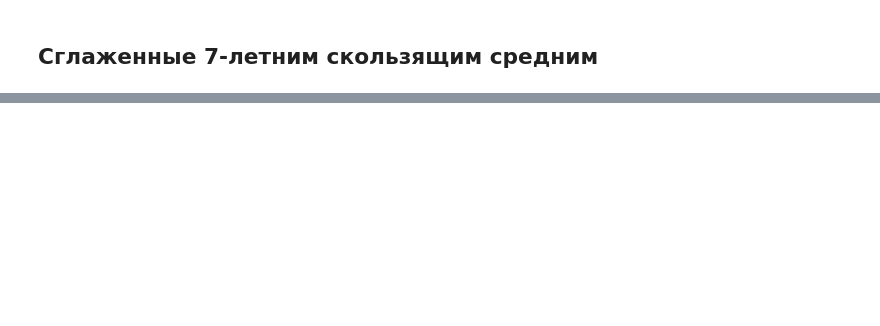
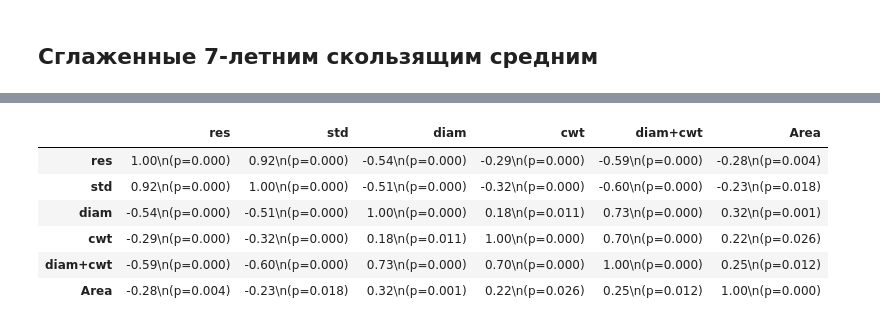
Before and after one commit to mikewellmeansme/TracheidClustering, a Jupyter notebook: notebooks/sclaling.ipynb, the cells around one changed output, grey strips where cells are left out. Drawn from its saved outputs; the diff is of its cells as text; code cells hidden in the pictures; blank space fills up the shorter version.

```diff
--- a/notebooks/sclaling.ipynb
+++ b/notebooks/sclaling.ipynb
@@ -55,4 +55,4 @@ Diam + CWT 4 : -25.801087389383383
 # %%
 crn = pd.read_excel('../input/BGD_chron.xlsx')
 crn = crn[crn['Year']>1812]
-areas_df = pd.read_csv('../output/Year_Areas_difference.csv')
+areas_df = pd.read_csv('../output/Year_Areas_difference_fixed.csv')
@@ -374,0 +295,17 @@ res / AREA;-0.2856090866512282;0.004571406238112087
+# %%
+res = crn[crn['Year'].isin(a_classified['Year'])]['res']
+print('corrwith;r;p-value')
+r, p = dropna_spearmanr(res, y1)
+print(f'res / Diam;{r};{p}')
+r, p = dropna_spearmanr(res, y2)
+print(f'res / CWT;{r};{p}')
+r, p = dropna_spearmanr(res, y3)
+print(f'res / Diam+CWT;{r};{p}')
+
+std = crn[crn['Year'].isin(a_classified['Year'])]['std']
+r, p = dropna_spearmanr(std, y1)
+print(f'std / Diam;{r};{p}')
+r, p = dropna_spearmanr(std, y2)
+print(f'std / CWT;{r};{p}')
+r, p = dropna_spearmanr(std, y3)
+print(f'std / Diam+CWT;{r};{p}')
@@ -374,0 +320,9 @@ res / AREA;-0.2856090866512282;0.004571406238112087
+# %%
+scale_table = pd.merge(pd.DataFrame({
+    'Year':list(a_classified['Year']),
+    'res': list(res),
+    'std': list(std),
+    'diam':y1,
+    'cwt':y2,
+    'diam+cwt':y3,
+}), areas_df, on='Year', how='left')
@@ -374,0 +331,19 @@ res / AREA;-0.2856090866512282;0.004571406238112087
+# %%
+corr_table = dict()
+for c1 in scale_table.drop(columns=['Year']).columns:
+    t = []
+    for c2 in scale_table.drop(columns=['Year']).columns:
+        r, p = dropna_spearmanr(scale_table[c1], scale_table[c2])
+        t += [f"{r:.2f}\n(p={p:.3f})"]
+    corr_table[c1] = t
+corr_table = pd.DataFrame(corr_table, index=scale_table.columns[1:])
+# %%
+corr_table
+# %% [output]
+|  | res | std | diam | cwt | diam+cwt | Area |
+| res | 1.00\n(p=0.000) | 0.92\n(p=0.000) | -0.54\n(p=0.000) | -0.29\n(p=0.000) | -0.59\n(p=0.000) | -0.28\n(p=0.004) |
+| std | 0.92\n(p=0.000) | 1.00\n(p=0.000) | -0.51\n(p=0.000) | -0.32\n(p=0.000) | -0.60\n(p=0.000) | -0.23\n(p=0.018) |
+| diam | -0.54\n(p=0.000) | -0.51\n(p=0.000) | 1.00\n(p=0.000) | 0.18\n(p=0.011) | 0.73\n(p=0.000) | 0.32\n(p=0.001) |
+| cwt | -0.29\n(p=0.000) | -0.32\n(p=0.000) | 0.18\n(p=0.011) | 1.00\n(p=0.000) | 0.70\n(p=0.000) | 0.22\n(p=0.026) |
+| diam+cwt | -0.59\n(p=0.000) | -0.60\n(p=0.000) | 0.73\n(p=0.000) | 0.70\n(p=0.000) | 1.00\n(p=0.000) | 0.25\n(p=0.012) |
+| Area | -0.28\n(p=0.004) | -0.23\n(p=0.018) | 0.32\n(p=0.001) | 0.22\n(p=0.026) | 0.25\n(p=0.012) | 1.00\n(p=0.000) |
```
Also changed, not shown: parts of 18 cells of this notebook, 1 other file.
